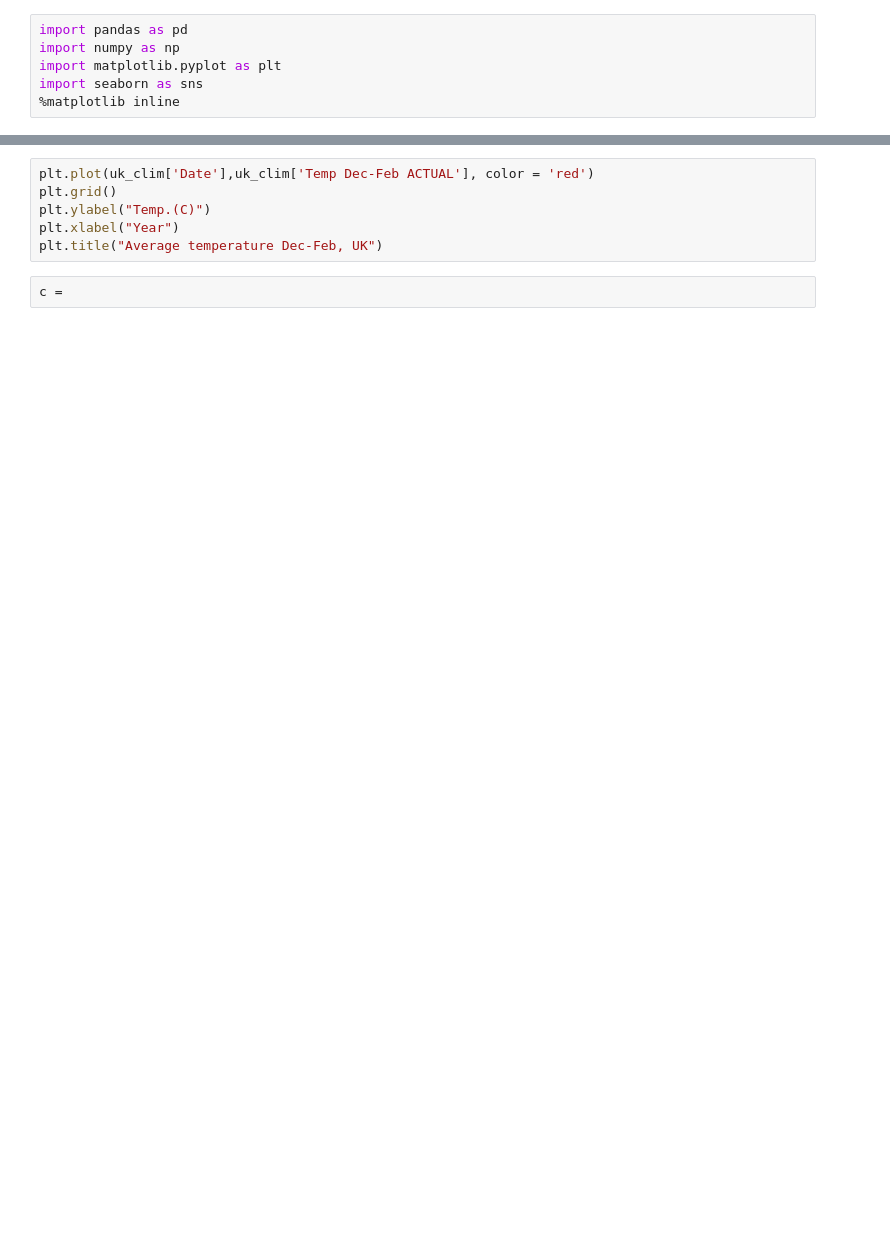
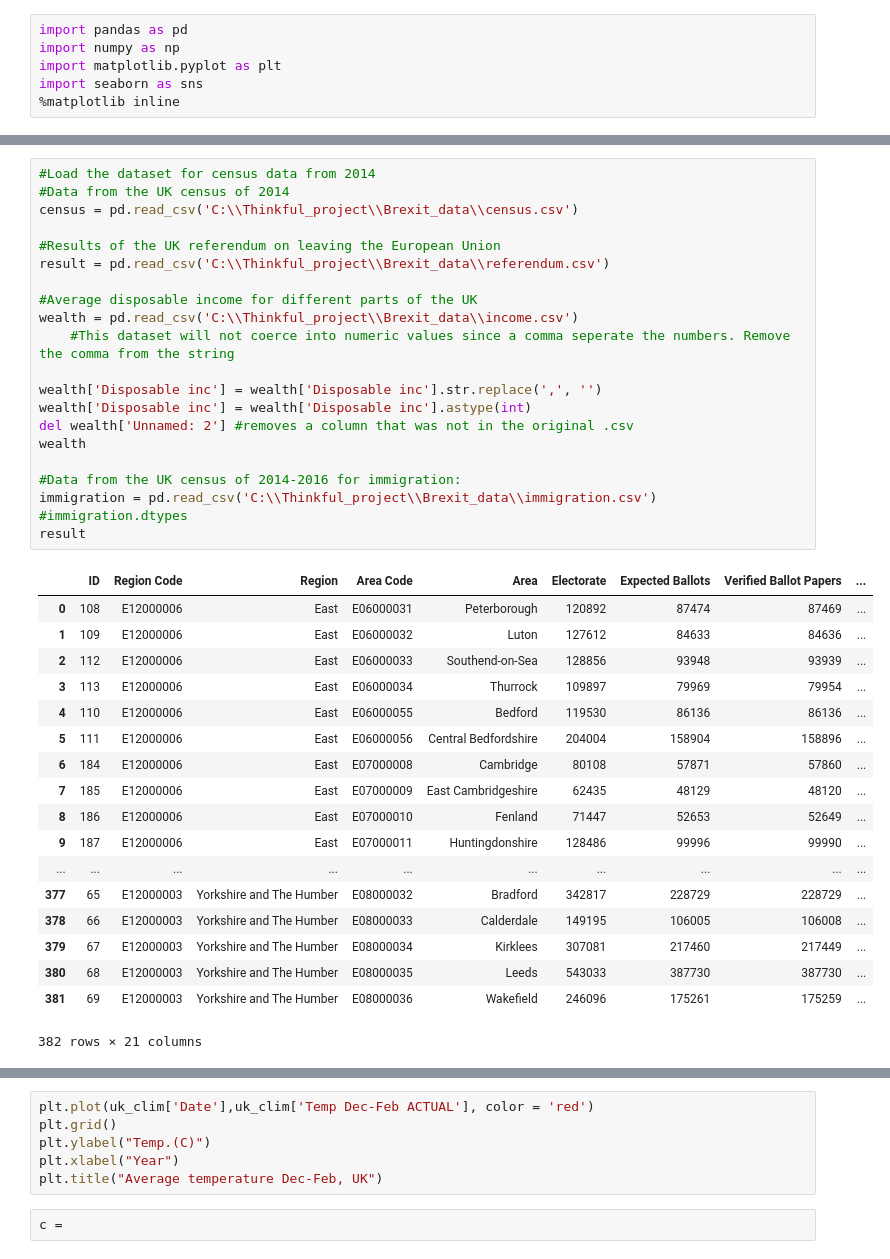
Before and after one commit to pradeepsaiu/prep_capstone, a Jupyter notebook: Thinkful prep capstone GJH.ipynb, the cells around one changed output, grey strips where cells are left out. Cells and saved outputs as stored; diff of their text form; blank space fills up the shorter version.

Commit message:
Updated code with referendum data

```diff
--- a/Thinkful prep capstone GJH.ipynb
+++ b/Thinkful prep capstone GJH.ipynb
@@ -70,0 +7,40 @@ uk_clim
+# %%
+#Load the dataset for census data from 2014
+#Data from the UK census of 2014
+census = pd.read_csv('C:\\Thinkful_project\\Brexit_data\\census.csv')
+
+#Results of the UK referendum on leaving the European Union
+result = pd.read_csv('C:\\Thinkful_project\\Brexit_data\\referendum.csv')
+
+#Average disposable income for different parts of the UK
+wealth = pd.read_csv('C:\\Thinkful_project\\Brexit_data\\income.csv')
+    #This dataset will not coerce into numeric values since a comma seperate the numbers. Remove the comma from the string
+
+wealth['Disposable inc'] = wealth['Disposable inc'].str.replace(',', '')
+wealth['Disposable inc'] = wealth['Disposable inc'].astype(int)
+del wealth['Unnamed: 2'] #removes a column that was not in the original .csv
+wealth
+
+#Data from the UK census of 2014-2016 for immigration:
+immigration = pd.read_csv('C:\\Thinkful_project\\Brexit_data\\immigration.csv')
+#immigration.dtypes
+result
+# %% [output]
+|  | ID | Region Code | Region | Area Code | Area | Electorate | Expected Ballots | Verified Ballot Papers | ... |
+| 0 | 108 | E12000006 | East | E06000031 | Peterborough | 120892 | 87474 | 87469 | ... |
+| 1 | 109 | E12000006 | East | E06000032 | Luton | 127612 | 84633 | 84636 | ... |
+| 2 | 112 | E12000006 | East | E06000033 | Southend-on-Sea | 128856 | 93948 | 93939 | ... |
+| 3 | 113 | E12000006 | East | E06000034 | Thurrock | 109897 | 79969 | 79954 | ... |
+| 4 | 110 | E12000006 | East | E06000055 | Bedford | 119530 | 86136 | 86136 | ... |
+| 5 | 111 | E12000006 | East | E06000056 | Central Bedfordshire | 204004 | 158904 | 158896 | ... |
+| 6 | 184 | E12000006 | East | E07000008 | Cambridge | 80108 | 57871 | 57860 | ... |
+| 7 | 185 | E12000006 | East | E07000009 | East Cambridgeshire | 62435 | 48129 | 48120 | ... |
+| 8 | 186 | E12000006 | East | E07000010 | Fenland | 71447 | 52653 | 52649 | ... |
+| 9 | 187 | E12000006 | East | E07000011 | Huntingdonshire | 128486 | 99996 | 99990 | ... |
+| ... | ... | ... | ... | ... | ... | ... | ... | ... | ... |
+| 377 | 65 | E12000003 | Yorkshire and The Humber | E08000032 | Bradford | 342817 | 228729 | 228729 | ... |
+| 378 | 66 | E12000003 | Yorkshire and The Humber | E08000033 | Calderdale | 149195 | 106005 | 106008 | ... |
+| 379 | 67 | E12000003 | Yorkshire and The Humber | E08000034 | Kirklees | 307081 | 217460 | 217449 | ... |
+| 380 | 68 | E12000003 | Yorkshire and The Humber | E08000035 | Leeds | 543033 | 387730 | 387730 | ... |
+| 381 | 69 | E12000003 | Yorkshire and The Humber | E08000036 | Wakefield | 246096 | 175261 | 175259 | ... |
+382 rows × 21 columns
```
Also changed, not shown: parts of 4 cells of this notebook.
